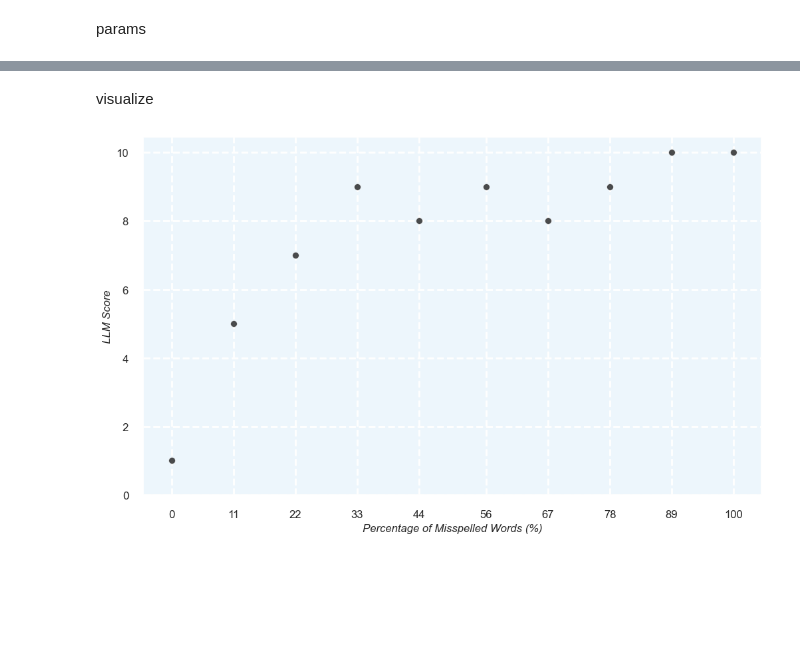
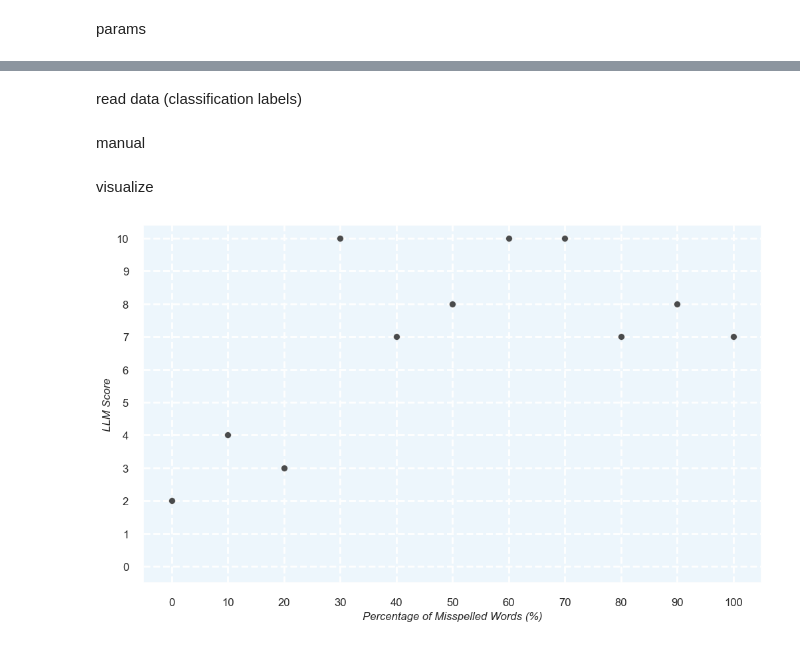
Before and after one commit to LeonEricsson/llmjudge, a Jupyter notebook: visualize.ipynb, the cells around one changed output, grey strips where cells are left out. Drawn from its saved outputs; the diff is of its cells as text; code cells hidden in the pictures; blank space fills up the shorter version.

```diff
--- a/visualize.ipynb
+++ b/visualize.ipynb
@@ -49,3 +54,5 @@ for item in eval_data:
         numbers = re.findall(r'\d+', resp)
         score = int(numbers[-1])
     scores.append(score)
+# %% [markdown]
+read data (classification labels)
@@ -52,23 +75,33 @@ for item in eval_data:
+# %% [markdown]
+manual
+# %%
+scores = [2, 4, 3, 10, 7, 8, 10, 10, 7, 8, 7]
+misspelled_percentages = [0, 10, 20, 30, 40, 50, 60, 70, 80, 90, 100]
 # %% [markdown]
 visualize
 # %%
 sns.set(style="whitegrid", palette="muted")
 
 fig = plt.figure(figsize=(12, 7))
 
 sns.set(rc={'axes.facecolor':'#edf6fc'})
 ax = sns.scatterplot(x=misspelled_percentages, y=scores, s=50, color="black", alpha=0.7)
 
 plt.xlabel('Percentage of Misspelled Words (%)', fontsize=12, style='italic')
 plt.ylabel('LLM Score', fontsize=12, style='italic')
 
-plt.xticks([0, 11, 22, 33, 44, 56, 67, 78, 89, 100], fontsize=12)
-plt.yticks([0, 2, 4, 6, 8, 10], fontsize=12)
+plt.xticks([0,10, 20, 30, 40, 50, 60, 70, 80, 90, 100], fontsize=12)
+plt.yticks([0,1,2,3,4,5,6,7,8,9,10], fontsize=12)
+#plt.xticks([0, 25, 50, 75, 100], fontsize=12)
+#plt.yticks([1, 2, 3, 4, 5], fontsize=12)
+
+plt.ylim(bottom=-0.5)
 
 ax.tick_params(axis='both', which='major', pad=10)
 
 plt.grid(True, linestyle='--', linewidth=2, alpha=1)
 
+#plt.show()
 plt.savefig(f"figures/{model_name}_{scoring_template}.png")
 # %% [output]
-[figure, old version]
+[figure, new version]
```
Also changed, not shown: parts of 7 cells of this notebook, 29 other files.
